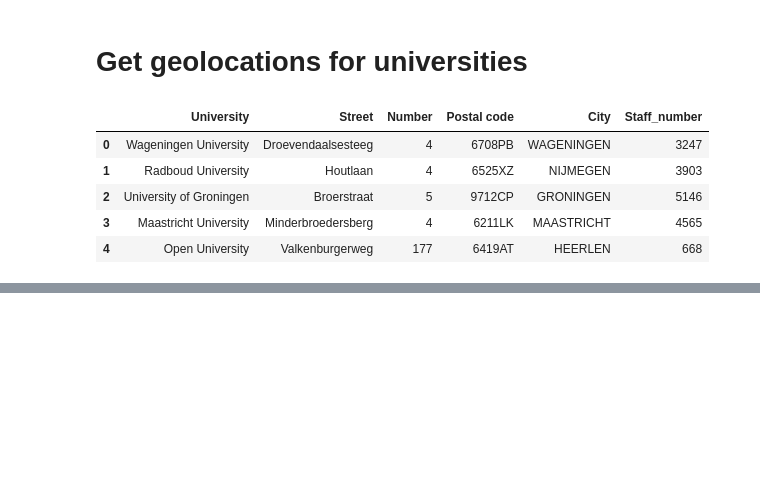
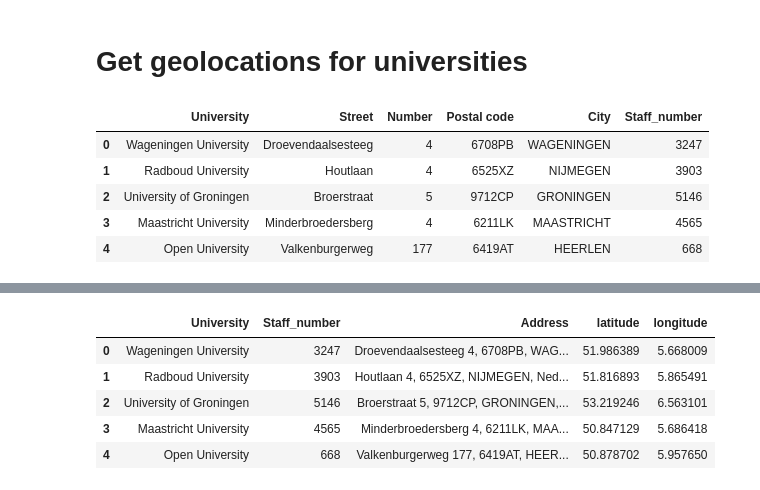
Before and after one commit to escience-academy/workshop_analysis, a Jupyter notebook: viz/universities_geolocations.ipynb, the cells around one changed output, grey strips where cells are left out. Saved outputs shown, nothing was run; the diff lists cells and outputs as text; code cells hidden in the pictures; blank space fills up the shorter version.

```diff
--- a/viz/universities_geolocations.ipynb
+++ b/viz/universities_geolocations.ipynb
@@ -52,4 +52,4 @@ universities['point'] = universities['Location'].apply(lambda loc: tuple(loc.poi
 universities[['latitude', 'longitude', 'altitude']] = pd.DataFrame(universities['point'].tolist(), index=universities.index)
 # %%
 # drop unnecessary columns
-universities.drop(columns =['Street', 'Number', 'Postal code', 'City', 'Location', 'point', 'altitude'])
+universities_geo = universities.drop(columns =['Street', 'Number', 'Postal code', 'City', 'Location', 'point', 'altitude'])
@@ -72,3 +56,12 @@ universities.drop(columns =['Street', 'Number', 'Postal code', 'City', 'Location
+# %%
+universities_geo.head()
+# %% [output]
+|  | University | Staff_number | Address | latitude | longitude |
+| 0 | Wageningen University | 3247 | Droevendaalsesteeg 4, 6708PB, WAG... | 51.986389 | 5.668009 |
+| 1 | Radboud University | 3903 | Houtlaan 4, 6525XZ, NIJMEGEN, Ned... | 51.816893 | 5.865491 |
+| 2 | University of Groningen | 5146 | Broerstraat 5, 9712CP, GRONINGEN,... | 53.219246 | 6.563101 |
+| 3 | Maastricht University | 4565 | Minderbroedersberg 4, 6211LK, MAA... | 50.847129 | 5.686418 |
+| 4 | Open University | 668 | Valkenburgerweg 177, 6419AT, HEER... | 50.878702 | 5.957650 |
 # %%
 # save new file with geolocations
 
```
Also changed, not shown: parts of 2 cells of this notebook, 1 other file.
